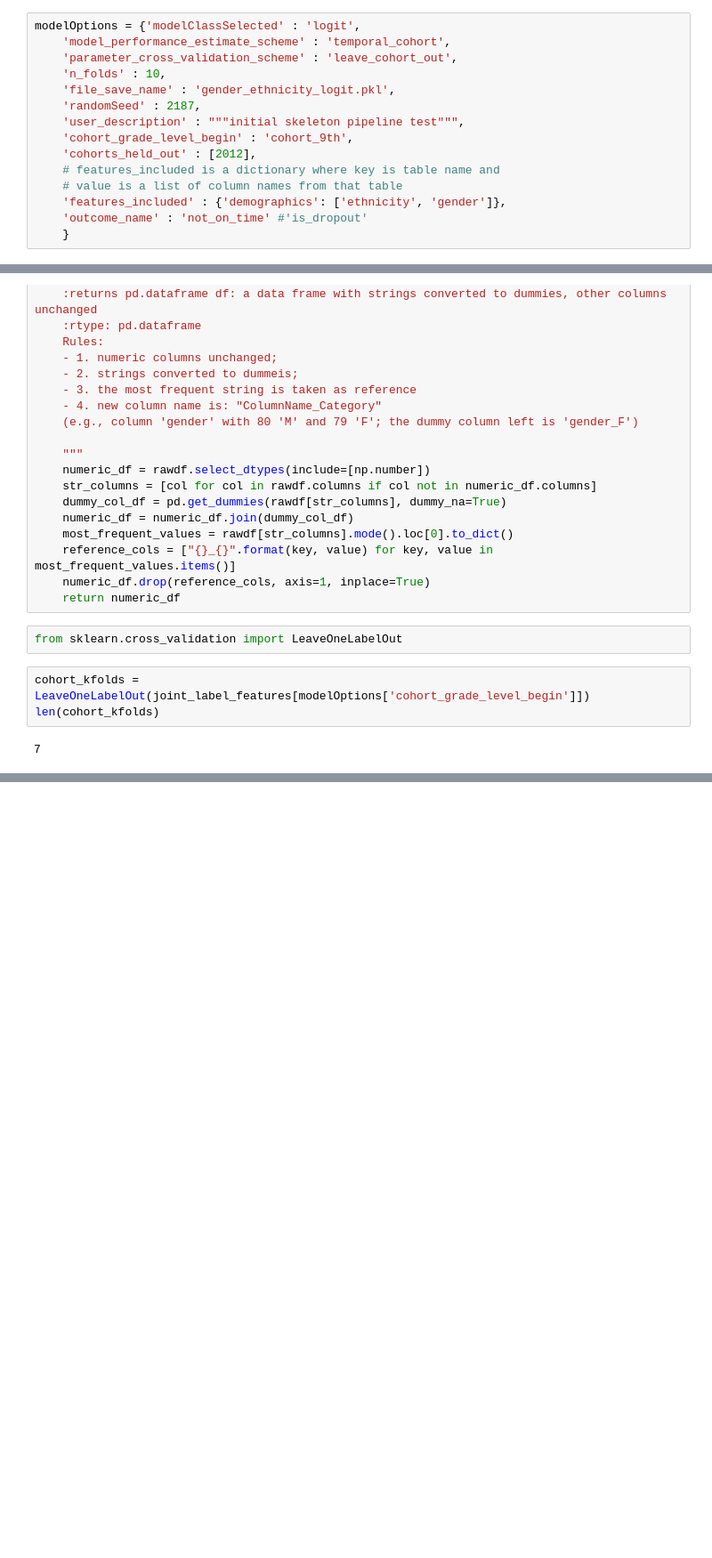
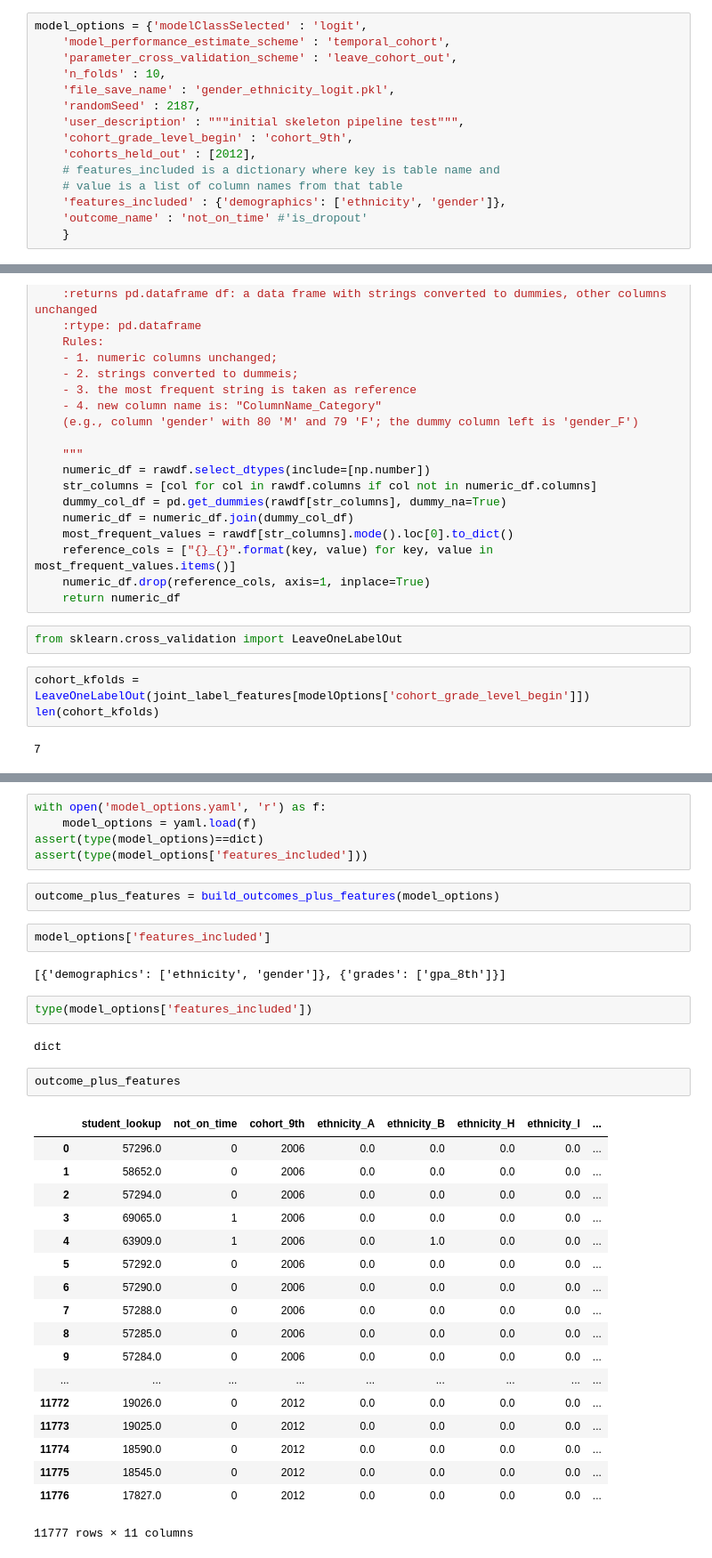
Before and after one commit to jgutman/mvesc, a Jupyter notebook: Models_Results/testing_cross_validation_plus_fun.ipynb, the cells around one changed output, grey strips where cells are left out. Shown at 89% size. Drawn from its saved outputs; the diff is of its cells as text; blank space fills up the shorter version.

```diff
--- a/Models_Results/testing_cross_validation_plus_fun.ipynb
+++ b/Models_Results/testing_cross_validation_plus_fun.ipynb
@@ -20,7 +33,7 @@ with postgres_pgconnection_generator() as connection:
 # %% [output]
 11777
 # %%
-modelOptions = {'modelClassSelected' : 'logit',
+model_options = {'modelClassSelected' : 'logit',
     'model_performance_estimate_scheme' : 'temporal_cohort',
     'parameter_cross_validation_scheme' : 'leave_cohort_out',
     'n_folds' : 10,
@@ -109,0 +136,36 @@ len(cohort_kfolds)
+# %%
+with open('model_options.yaml', 'r') as f:
+    model_options = yaml.load(f)
+assert(type(model_options)==dict)
+assert(type(model_options['features_included']))
+# %%
+outcome_plus_features = build_outcomes_plus_features(model_options)
+# %%
+model_options['features_included']
+# %% [output]
+[{'demographics': ['ethnicity', 'gender']}, {'grades': ['gpa_8th']}]
+# %%
+type(model_options['features_included'])
+# %% [output]
+dict
+# %%
+outcome_plus_features
+# %% [output]
+|  | student_lookup | not_on_time | cohort_9th | ethnicity_A | ethnicity_B | ethnicity_H | ethnicity_I | ... |
+| 0 | 57296.0 | 0 | 2006 | 0.0 | 0.0 | 0.0 | 0.0 | ... |
+| 1 | 58652.0 | 0 | 2006 | 0.0 | 0.0 | 0.0 | 0.0 | ... |
+| 2 | 57294.0 | 0 | 2006 | 0.0 | 0.0 | 0.0 | 0.0 | ... |
+| 3 | 69065.0 | 1 | 2006 | 0.0 | 0.0 | 0.0 | 0.0 | ... |
+| 4 | 63909.0 | 1 | 2006 | 0.0 | 1.0 | 0.0 | 0.0 | ... |
+| 5 | 57292.0 | 0 | 2006 | 0.0 | 0.0 | 0.0 | 0.0 | ... |
+| 6 | 57290.0 | 0 | 2006 | 0.0 | 0.0 | 0.0 | 0.0 | ... |
+| 7 | 57288.0 | 0 | 2006 | 0.0 | 0.0 | 0.0 | 0.0 | ... |
+| 8 | 57285.0 | 0 | 2006 | 0.0 | 0.0 | 0.0 | 0.0 | ... |
+| 9 | 57284.0 | 0 | 2006 | 0.0 | 0.0 | 0.0 | 0.0 | ... |
+| ... | ... | ... | ... | ... | ... | ... | ... | ... |
+| 11772 | 19026.0 | 0 | 2012 | 0.0 | 0.0 | 0.0 | 0.0 | ... |
+| 11773 | 19025.0 | 0 | 2012 | 0.0 | 0.0 | 0.0 | 0.0 | ... |
+| 11774 | 18590.0 | 0 | 2012 | 0.0 | 0.0 | 0.0 | 0.0 | ... |
+| 11775 | 18545.0 | 0 | 2012 | 0.0 | 0.0 | 0.0 | 0.0 | ... |
+| 11776 | 17827.0 | 0 | 2012 | 0.0 | 0.0 | 0.0 | 0.0 | ... |
+11777 rows × 11 columns
```
Also changed, not shown: parts of 13 cells of this notebook, 2 other files.
